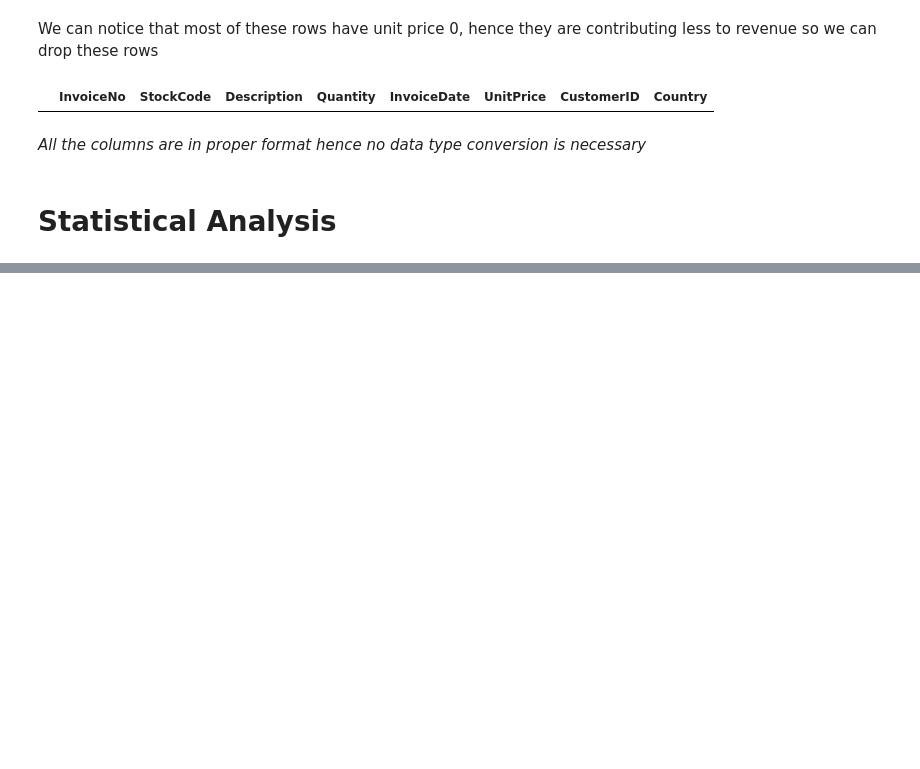
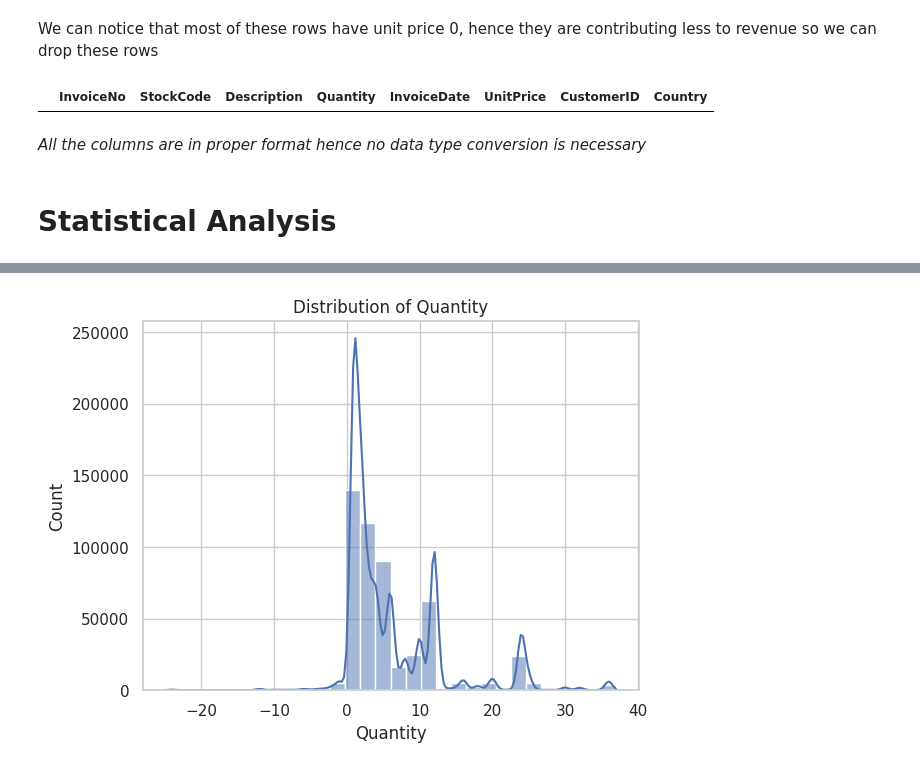
Before and after one commit to AnchalSharma02/Data-Science, a Jupyter notebook: Retail_Dataset_Analysis.ipynb, the cells around one changed output, grey strips where cells are left out. Saved outputs shown, nothing was run; the diff lists cells and outputs as text; code cells hidden in the pictures; blank space fills up the shorter version.

```diff
--- a/Retail_Dataset_Analysis.ipynb
+++ b/Retail_Dataset_Analysis.ipynb
@@ -281,0 +304,9 @@ data[data['Description'].isna()==True]
+# %%
+quantity_q1 = data['Quantity'].quantile(0.25)
+quantity_q3 = data['Quantity'].quantile(0.75)
+quantity_iqr = quantity_q3 - quantity_q1
+
+quant_lower_range = quantity_q1 - 3 * quantity_iqr
+quant_upper_range = quantity_q3 + 3 * quantity_iqr
+print(quant_lower_range)
+print(quant_upper_range)
@@ -281,0 +316,9 @@ data[data['Description'].isna()==True]
+# %%
+price_q1 = data['UnitPrice'].quantile(0.25)
+price_q3 = data['UnitPrice'].quantile(0.75)
+price_iqr = price_q3 - price_q1
+
+price_lower_range = price_q1 - 3 * price_iqr
+price_upper_range = price_q3 + 3 * price_iqr
+print(price_lower_range)
+print(price_upper_range)
@@ -281,0 +366,2 @@ data[data['Description'].isna()==True]
+# %%
+data = data[(data['UnitPrice']>price_lower_range) & (data['UnitPrice']<=price_upper_range) & (data['Quantity']>quant_lower_range) & (data['Quantity']<=quant_upper_range)]
@@ -281,0 +430,6 @@ data[data['Description'].isna()==True]
+# %%
+sns.histplot(data['Quantity'], bins=30, kde=True)
+plt.title('Distribution of Quantity')
+plt.show()
+# %% [output]
+[figure, added]
```
Also changed, not shown: parts of 21 cells of this notebook.
